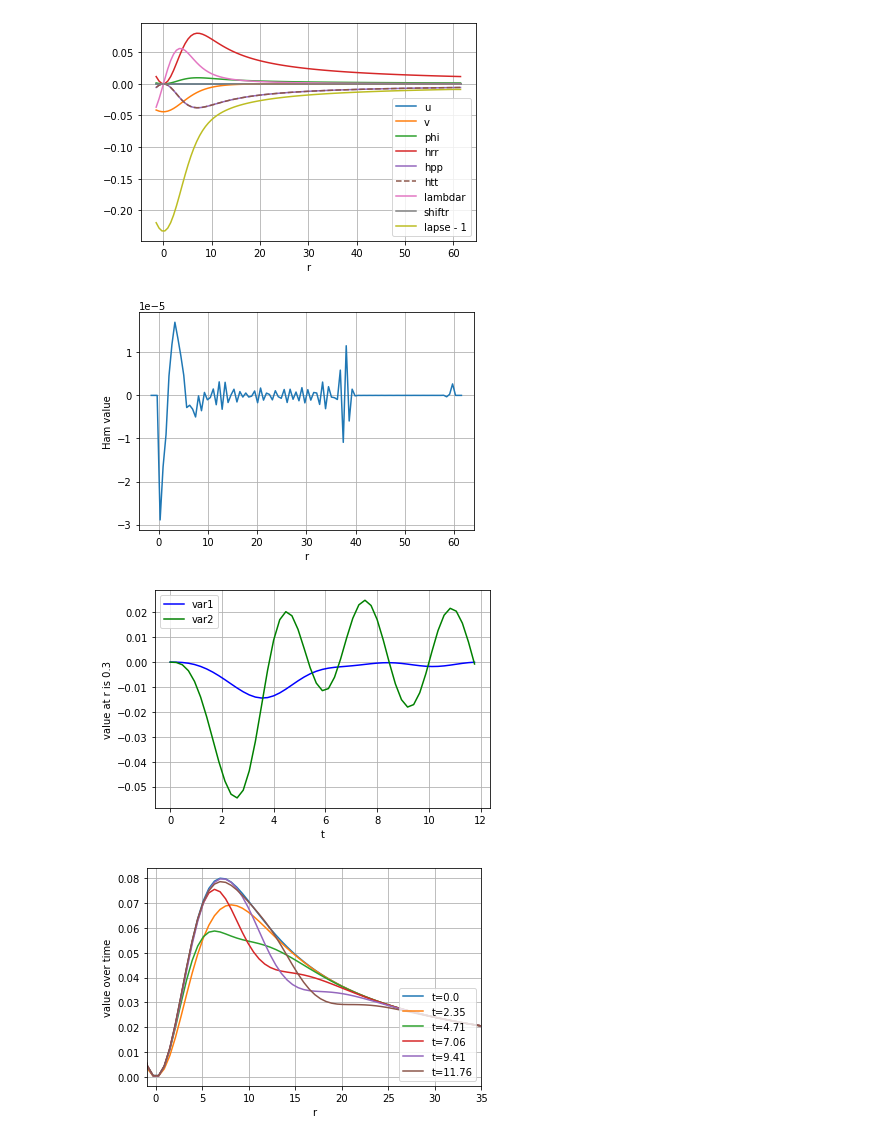
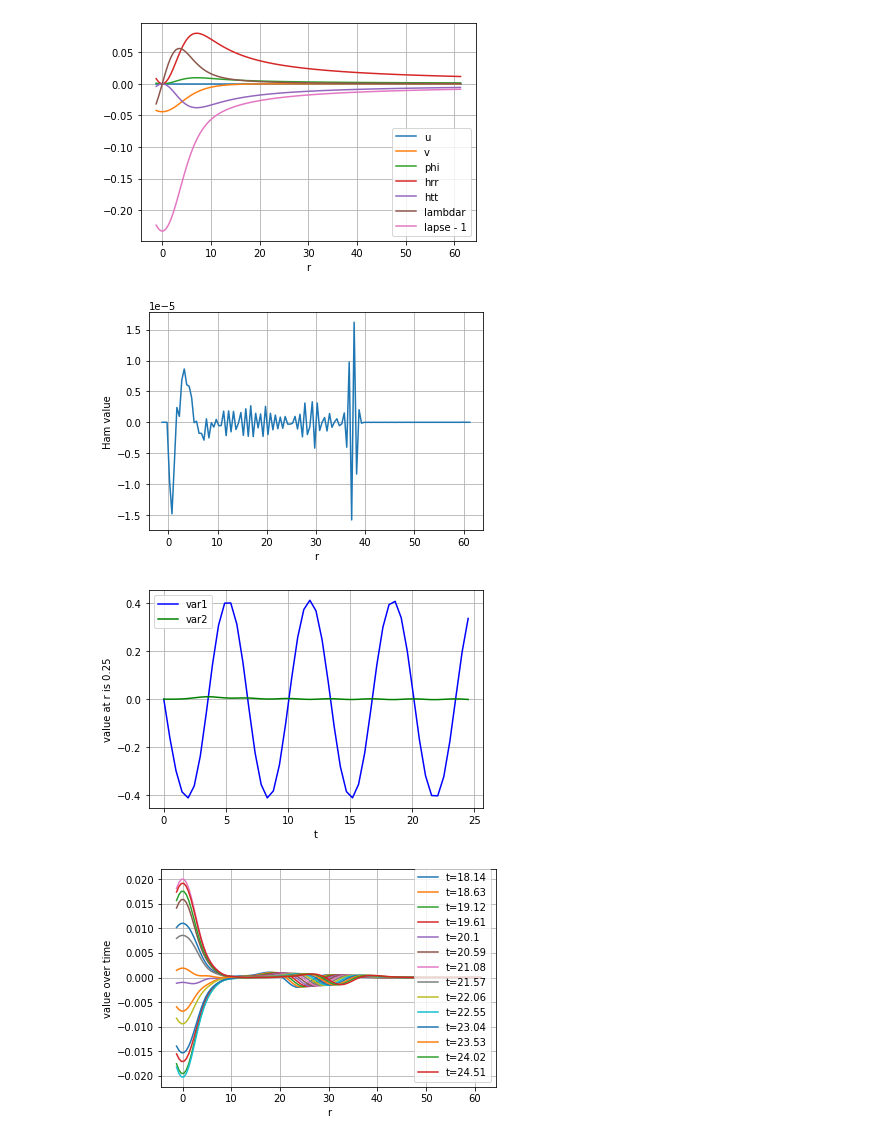
Before and after one commit to GRTLCollaboration/engrenage, a Jupyter notebook: OscillatonEvolution.ipynb, the cells around one changed output. Cells and saved outputs as stored; diff of their text form; code cells hidden in the pictures.

```diff
--- a/OscillatonEvolution.ipynb
+++ b/OscillatonEvolution.ipynb
@@ -24,7 +24,7 @@ from source.oscillatoninitialconditions import *              # go here to chang
 from source.diagnostics import *               # go here to change the diagnostics
 # %%
 # Input parameters for grid and evolution here
-N_r = 100 # num points on physical grid
+N_r = 120 # num points on physical grid
 R = 60.0 # Maximum outer radius
 
 r, initial_vars_values = get_initial_vars_values(R, N_r)
@@ -32,23 +32,26 @@ r, initial_vars_values = get_initial_vars_values(R, N_r)
 #unpackage the vector for readability
 initial_u, initial_v , initial_phi, initial_hrr, initial_htt, initial_hpp, initial_K, initial_arr, initial_att, initial_app, initial_lambdar, initial_shiftr, initial_br, initial_lapse = unpack_vars_vector(initial_vars_values, N_r)
 
+oneoverdxsquared = (R/N_r)**-2.0
+diss = get_dissipation(initial_lambdar, oneoverdxsquared, 1.0)
+
 #plot initial conditions
 plt.xlabel('r')
 plt.plot(r, initial_u, label='u')
 plt.plot(r, initial_v, label='v')
 plt.plot(r, initial_phi, label='phi')
 plt.plot(r, initial_hrr, label='hrr')
-plt.plot(r, initial_hpp, label='hpp')
-plt.plot(r, initial_htt, '--', label='htt')
+plt.plot(r, initial_htt, label='htt')
 plt.plot(r, initial_lambdar, label='lambdar')
-plt.plot(r, initial_shiftr, label='shiftr')
+#plt.plot(r, diss, 'o', label='diss')
+#plt.plot(r, initial_shiftr, label='shiftr')
 plt.plot(r, initial_lapse-1, label='lapse - 1')
 plt.legend(loc='best')
 plt.grid()
-#plt.xlim(-1,1)
-#plt.ylim(-0.002,0.002)
+#plt.xlim(-0.5,10)
+#plt.ylim(-0.05,0.05)
 # %% [output]
-[figure, old version]
+[figure, new version]
 # %%
 # check the Hamiltonian constraint initially satisfied
 # apart from numerical errors
@@ -63,64 +66,66 @@ plt.xlim(-4.0,R+4.0)
 plt.ylabel('Ham value')
 plt.grid()
 # %% [output]
-[figure, old version]
+[figure, new version]
 # %%
 # for control of time integrator and spatial grid
-T = 12.0 # Maximum evolution time
+T = 25.0 # Maximum evolution time
 N_t = 51 # time resolution (only for outputs, not for integration)
 
 # Work out dt and time spacing of outputs
 dt = T/N_t
 t = np.linspace(0, T-dt, N_t)
+eta = 2.0 # the 1+log slicing damping coefficient - of order 1/M_adm of spacetime
 
 # Solve for the solution using RK45 integration of the ODE
 # to make like (older) python odeint method use method='LSODA' instead
 # use tqdm package to track progress
 with tqdm(total=1000, unit="‰") as progress_bar:
-    dense_solution = solve_ivp(get_rhs, [0,T], initial_vars_values, args=(R, N_r, progress_bar, [0, T/1000]),
-                         #atol=1e-5, rtol=1e-5,
-                         method='RK45', dense_output=True)
+    dense_solution = solve_ivp(get_rhs, [0,T], initial_vars_values, args=(R, N_r, eta, progress_bar, [0, T/1000]),
+                        #atol=1e-5, rtol=1e-5,
+                        max_step=(0.1*R/N_r), #for stability and for KO coeff of 10
+                        method='RK45', dense_output=True)
 
 # Interpolate the solution at the time points defined in myparams.py
 solution = dense_solution.sol(t).T
 # %%
 # Plot a single point versus time
 N = N_r + num_ghosts * 2
-var1 = idx_shiftr
-var2 = idx_K
+var1 = idx_u
+var2 = idx_phi
 
 idx = num_ghosts
 r_i = np.round(r[idx],2)
 u_of_t = solution[0:N_t, var1 * N + idx]
 plt.plot(t, 10*u_of_t, 'b-', label='var1')
 v_of_t = solution[0:N_t, var2 * N + idx]
 plt.plot(t, v_of_t, 'g-', label='var2')
 plt.legend(loc='best')
 plt.xlabel('t')
 plt.ylabel('value at r is '+str(r_i))
 plt.legend(loc='best')
-#plt.ylim(-0.007, 0.007)
+#plt.ylim(-0.0023, 0.0023)
 plt.grid()
 # %% [output]
-[figure, old version]
+[figure, new version]
 # %%
 # plot the profile for some variable at a selection of times
-var = idx_hrr
+var = idx_K
 
 for i, t_i in enumerate(t) :
-    if (i < N_t) and (i % 10 == 0) :
+    if (i < N_t) and (i % 1 == 0) and (t_i > 18.0) :
         labelt = "t="+str(round(t_i,2))
         f_t = solution[i, var * N: (var + 1) * N]
         plt.plot(r, f_t, label=labelt)
 
 plt.legend(loc=4)
 plt.xlabel('r')
-plt.xlim(-1,35.0)
-#plt.ylim(-0.005, 0.005)
+#plt.xlim(-1,5.0)
+#plt.ylim(-0.001, 0.001)
 plt.ylabel('value over time')
 plt.grid()
 # %% [output]
-[figure, old version]
+[figure, new version]
 # %%
 # calculate the diagnostics, just the Hamiltonian constraint for now
 r, Ham = get_diagnostics(solution, t, R, N_r)
```
Also changed, not shown: parts of 1 cell of this notebook, 10 other files.
